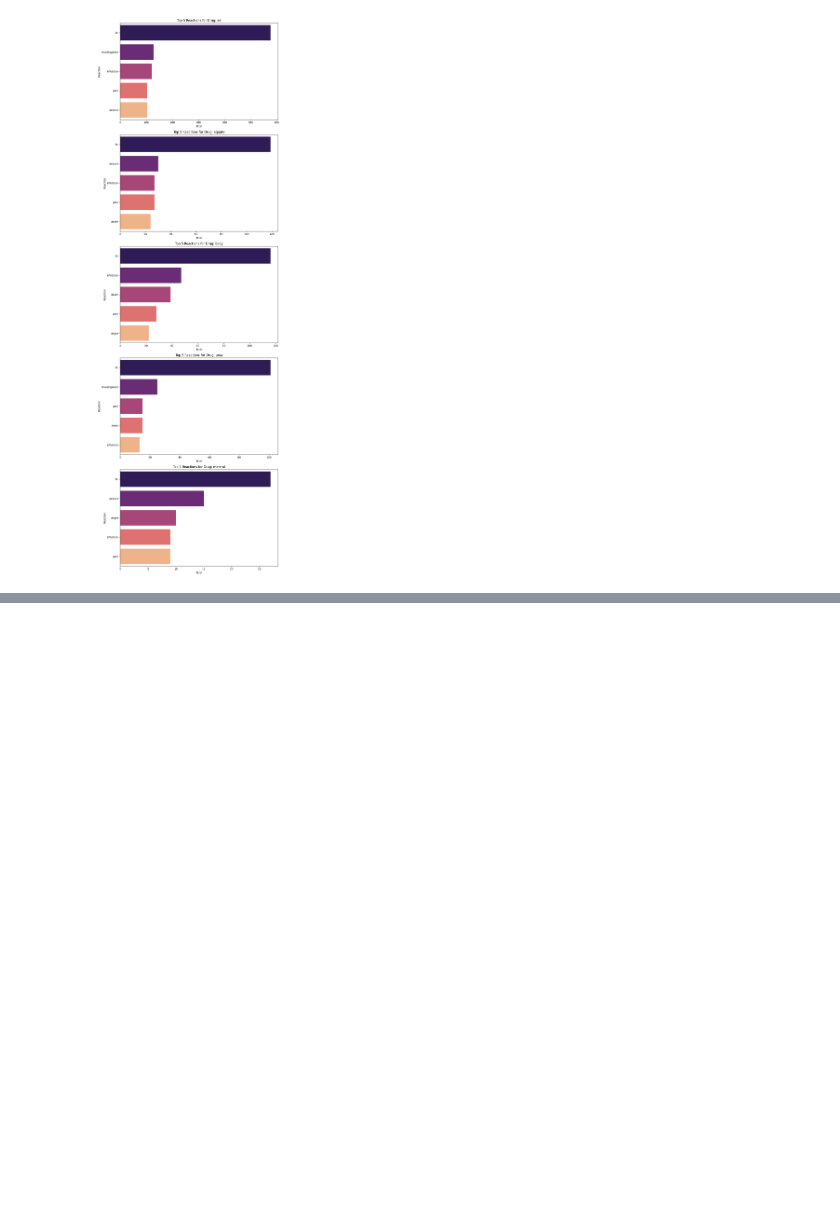
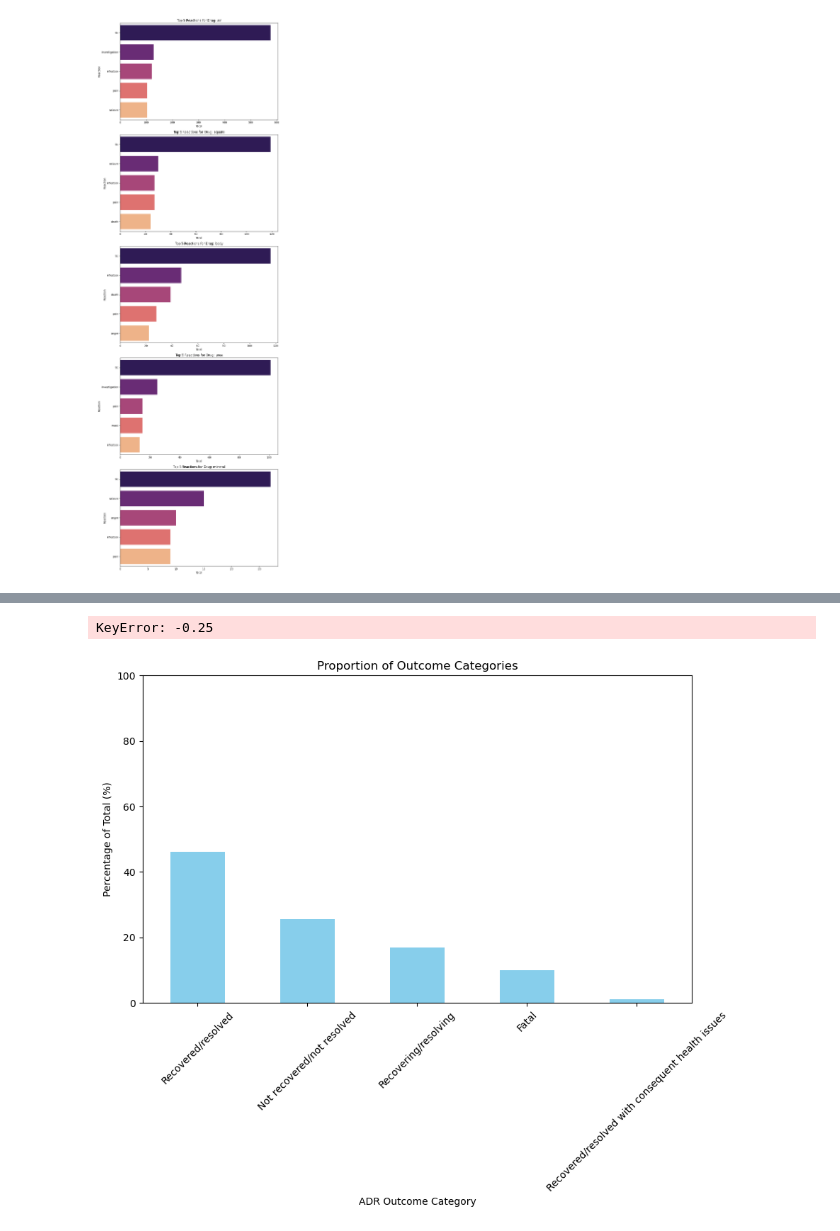
Before and after one commit to teamlunarlanding/Pharma-Drug-Surveillance, a Jupyter notebook: DataExploration.ipynb, the cells around one changed output, grey strips where cells are left out. Drawn from its saved outputs; the diff is of its cells as text; code cells hidden in the pictures; blank space fills up the shorter version.

```diff
--- a/DataExploration.ipynb
+++ b/DataExploration.ipynb
@@ -100,0 +103,3 @@ plt.show()
+# %%
+reactions = pd.read_csv('DataLibrary/reactions_table.csv')
+reactions.head()
@@ -100,0 +113,33 @@ plt.show()
+# %%
+# Count the frequency of each category
+category_counts = reactions['outcome'].value_counts()
+
+# Calculate the percentages
+total = len(reactions)
+percentages = (category_counts / total) * 100
+
+# Plotting the frequency bar plot
+plt.figure(figsize=(10, 6))
+bars = percentages.plot(kind='bar', color='skyblue')
+plt.title('Proportion of Outcome Categories')
+plt.xlabel('ADR Outcome Category')
+plt.ylabel('Percentage of Total (%)')
+plt.ylim(0, 100)
+plt.xticks(rotation=45)
+
+# Add labels to each bar
+for bar in bars.containers[0]:
+    height = bar.get_height()
+    percentage = f'{height:.1f}%'
+    frequency = category_counts[bar.get_x()].item()
+    label = f'{percentage}\n({frequency})'
+    bars.annotate(label,
+                   (bar.get_x() + bar.get_width() / 2, height),
+                   ha='center', va='center',
+                   size=12, xytext=(0, 8),
+                   textcoords='offset points')
+
+plt.show()
+# %% [output]
+KeyError: -0.25
+[figure, added]
```
Also changed, not shown: parts of 61 cells of this notebook, 4 other files.
